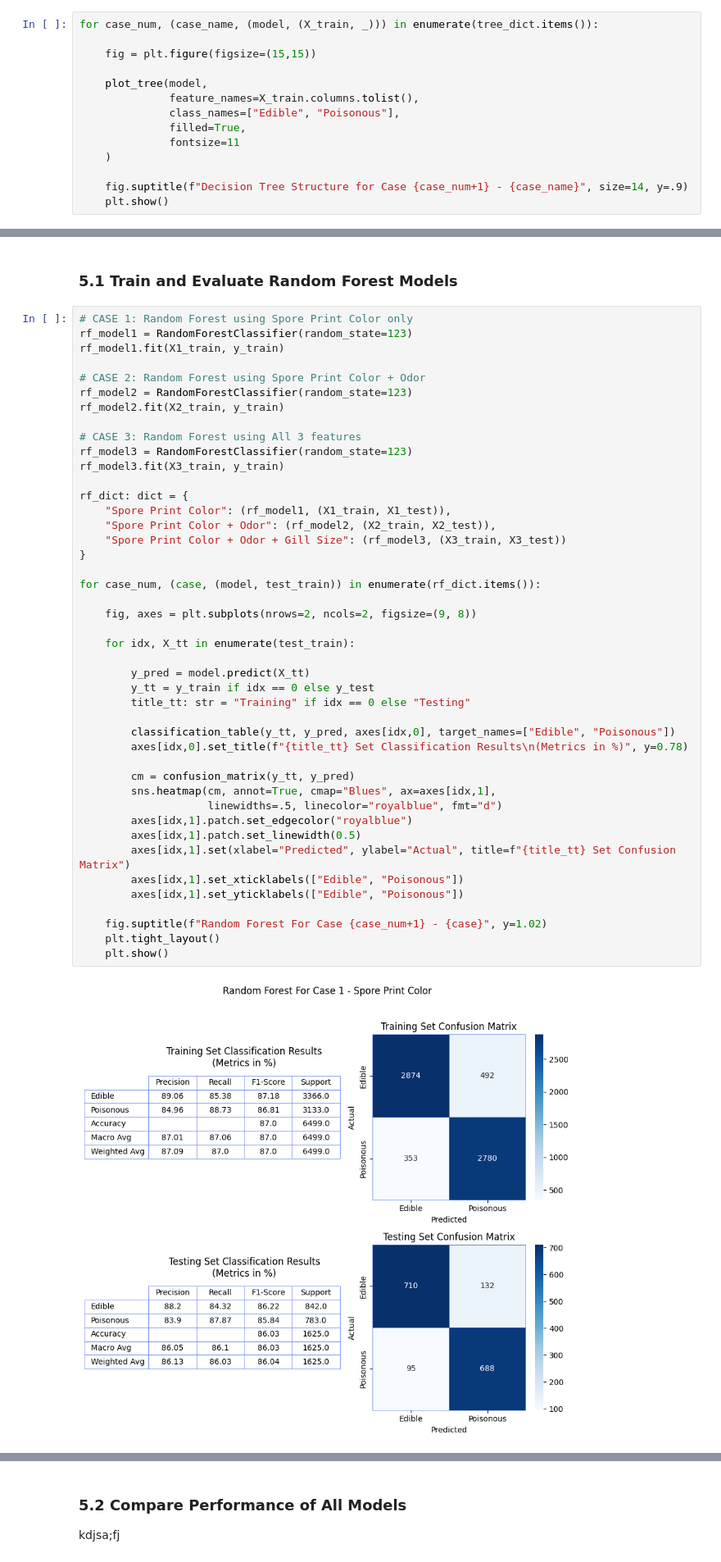
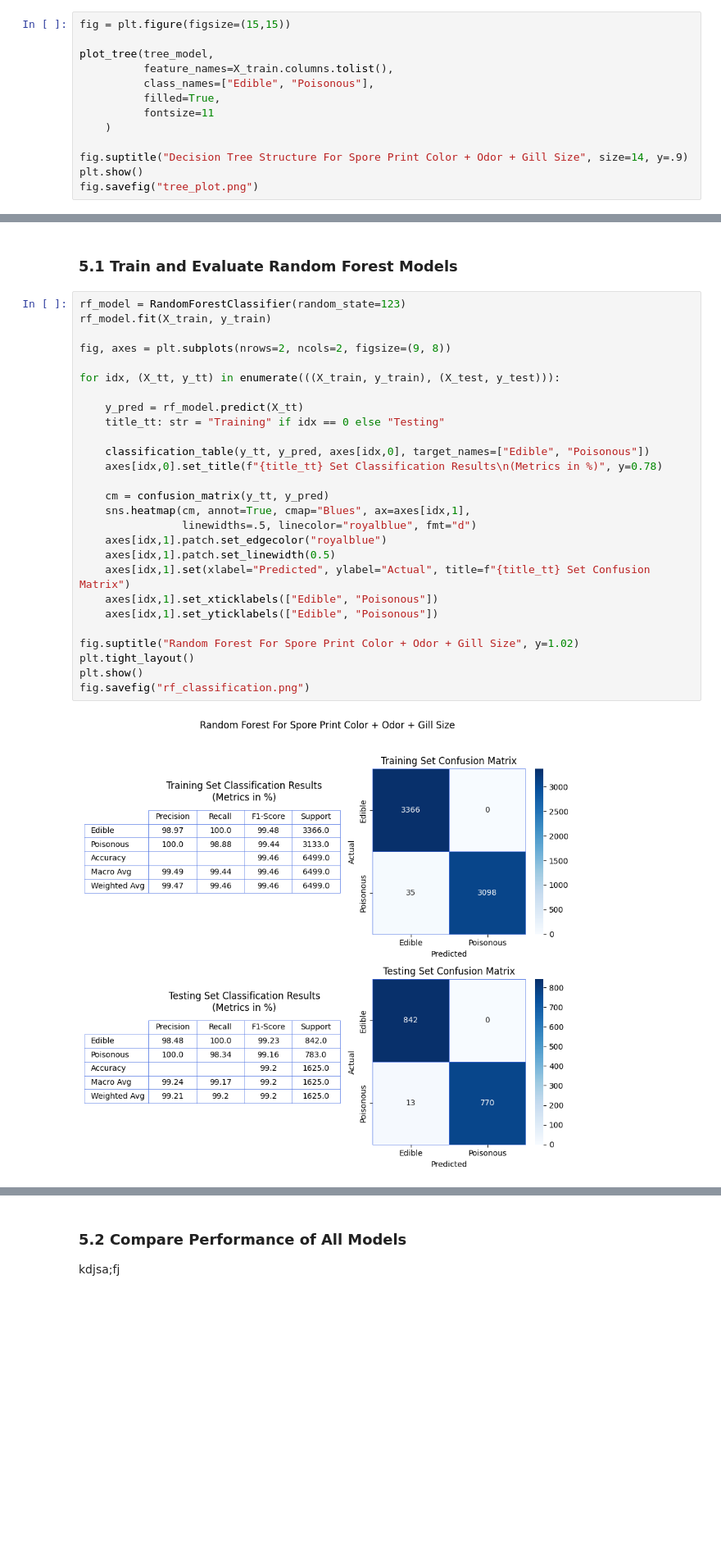
Before and after one commit to JfromNWMS/applied-ml-jordan, a Jupyter notebook: notebooks/Midterm/ml_midterm_joran.ipynb, the cells around one changed output, grey strips where cells are left out. Shown at 82% size. Cells and saved outputs as stored; diff of their text form; blank space fills up the shorter version.

```diff
--- a/notebooks/Midterm/ml_midterm_joran.ipynb
+++ b/notebooks/Midterm/ml_midterm_joran.ipynb
@@ -283,15 +267,14 @@ for case_num, (case, (model, test_train)) in enumerate(tree_dict.items()):
 # %%
-for case_num, (case_name, (model, (X_train, _))) in enumerate(tree_dict.items()):
+fig = plt.figure(figsize=(15,15))
 
-    fig = plt.figure(figsize=(15,15))
-
-    plot_tree(model,
-              feature_names=X_train.columns.tolist(),
-              class_names=["Edible", "Poisonous"],
-              filled=True,
-              fontsize=11
+plot_tree(tree_model,
+          feature_names=X_train.columns.tolist(),
+          class_names=["Edible", "Poisonous"],
+          filled=True,
+          fontsize=11
     )
 
-    fig.suptitle(f"Decision Tree Structure for Case {case_num+1} - {case_name}", size=14, y=.9)
-    plt.show()
+fig.suptitle("Decision Tree Structure For Spore Print Color + Odor + Gill Size", size=14, y=.9)
+plt.show()
+fig.savefig("tree_plot.png")
 # %% [output]
@@ -307,48 +293,31 @@ How well did the model perform? Any surprises in the results?
 # %% [markdown]
 ### 5.1 Train and Evaluate Random Forest Models
 # %%
-# CASE 1: Random Forest using Spore Print Color only
-rf_model1 = RandomForestClassifier(random_state=123)
-rf_model1.fit(X1_train, y_train)
+rf_model = RandomForestClassifier(random_state=123)
+rf_model.fit(X_train, y_train)
 
-# CASE 2: Random Forest using Spore Print Color + Odor
-rf_model2 = RandomForestClassifier(random_state=123)
-rf_model2.fit(X2_train, y_train)
+fig, axes = plt.subplots(nrows=2, ncols=2, figsize=(9, 8))
 
-# CASE 3: Random Forest using All 3 features
-rf_model3 = RandomForestClassifier(random_state=123)
-rf_model3.fit(X3_train, y_train)
+for idx, (X_tt, y_tt) in enumerate(((X_train, y_train), (X_test, y_test))):
 
-rf_dict: dict = {
-    "Spore Print Color": (rf_model1, (X1_train, X1_test)),
-    "Spore Print Color + Odor": (rf_model2, (X2_train, X2_test)),
-    "Spore Print Color + Odor + Gill Size": (rf_model3, (X3_train, X3_test))
-}
+    y_pred = rf_model.predict(X_tt)
+    title_tt: str = "Training" if idx == 0 else "Testing"
 
-for case_num, (case, (model, test_train)) in enumerate(rf_dict.items()):
+    classification_table(y_tt, y_pred, axes[idx,0], target_names=["Edible", "Poisonous"])
+    axes[idx,0].set_title(f"{title_tt} Set Classification Results\n(Metrics in %)", y=0.78)
 
-    fig, axes = plt.subplots(nrows=2, ncols=2, figsize=(9, 8))
+    cm = confusion_matrix(y_tt, y_pred)
+    sns.heatmap(cm, annot=True, cmap="Blues", ax=axes[idx,1],
+                linewidths=.5, linecolor="royalblue", fmt="d")
+    axes[idx,1].patch.set_edgecolor("royalblue")
+    axes[idx,1].patch.set_linewidth(0.5)
+    axes[idx,1].set(xlabel="Predicted", ylabel="Actual", title=f"{title_tt} Set Confusion Matrix")
+    axes[idx,1].set_xticklabels(["Edible", "Poisonous"])
+    axes[idx,1].set_yticklabels(["Edible", "Poisonous"])
 
-    for idx, X_tt in enumerate(test_train):
-
-        y_pred = model.predict(X_tt)
-        y_tt = y_train if idx == 0 else y_test
-        title_tt: str = "Training" if idx == 0 else "Testing"
-
-        classification_table(y_tt, y_pred, axes[idx,0], target_names=["Edible", "Poisonous"])
-        axes[idx,0].set_title(f"{title_tt} Set Classification Results\n(Metrics in %)", y=0.78)
-
-        cm = confusion_matrix(y_tt, y_pred)
-        sns.heatmap(cm, annot=True, cmap="Blues", ax=axes[idx,1],
-                    linewidths=.5, linecolor="royalblue", fmt="d")
-        axes[idx,1].patch.set_edgecolor("royalblue")
-        axes[idx,1].patch.set_linewidth(0.5)
-        axes[idx,1].set(xlabel="Predicted", ylabel="Actual", title=f"{title_tt} Set Confusion Matrix")
-        axes[idx,1].set_xticklabels(["Edible", "Poisonous"])
-        axes[idx,1].set_yticklabels(["Edible", "Poisonous"])
-
-    fig.suptitle(f"Random Forest For Case {case_num+1} - {case}", y=1.02)
-    plt.tight_layout()
-    plt.show()
+fig.suptitle("Random Forest For Spore Print Color + Odor + Gill Size", y=1.02)
+plt.tight_layout()
+plt.show()
+fig.savefig("rf_classification.png")
 # %% [output]
-[figure, old version]
+[figure, new version]
```
Also changed, not shown: parts of 20 cells of this notebook, 4 other files.
